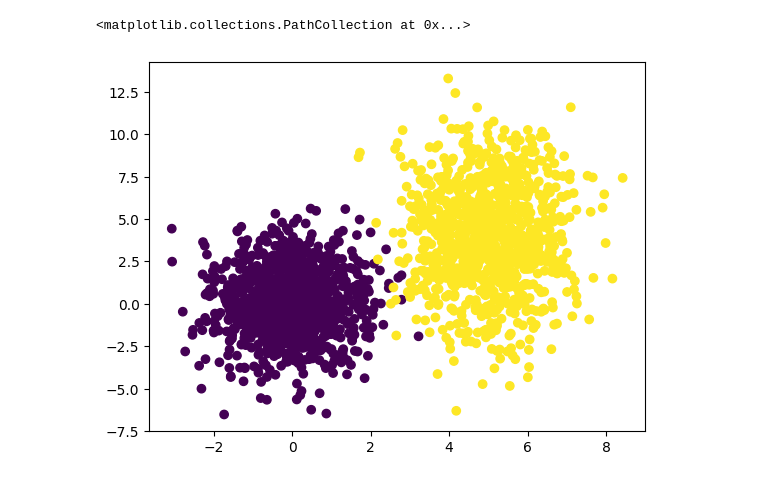
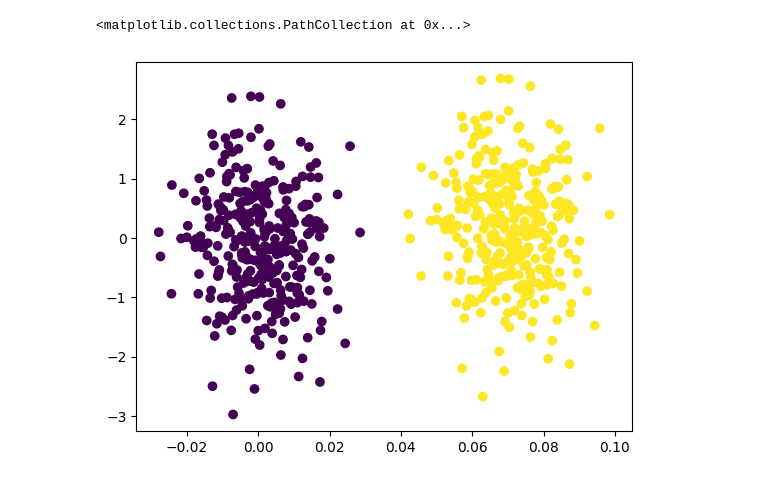
Before and after one commit to Aidan-Jared/NTK, a Jupyter notebook: test.ipynb, the cells around one changed output. Drawn from its saved outputs; the diff is of its cells as text; code cells hidden in the pictures.

Commit message:
implimented xor data

```diff
--- a/test.ipynb
+++ b/test.ipynb
@@ -4,21 +4,34 @@ import jax.numpy as jnp
 import matplotlib.pyplot as plt
 # %%
 key = jax.random.PRNGKey(42)
+key1, key2, key3 = jax.random.split(key, 3)
 def make_data(key, n_samples = 500, mean = jnp.array([1, 1]), sigma = jnp.array([1, 1])):
     return mean + sigma * jax.random.normal(key, shape = (n_samples,2))
+
+def build_binary_dataset(
+          key,
+          n_samples = 500,
+          mean0 = jnp.array([0, -.1]),
+          mean1 = jnp.array([.07, .2]),
+          sigma0 = jnp.array([.01, 1]),
+          sigma1 = jnp.array([.01, 1])
+):
+    key1, key2 = jax.random.split(key)
+    y0 = jnp.zeros([n_samples,1])
+    y1 = jnp.ones([n_samples,1])
+    X0 = jnp.hstack([
+         make_data(key1, n_samples, mean=mean0, sigma=sigma0),
+         y0
+        ])
+    X1 = jnp.hstack([
+        make_data(key1, n_samples, mean=mean1, sigma=sigma1),
+        y1
+    ])
+
+    return jnp.vstack([X0, X1])
 # %%
-key1, key2 = jax.random.split(key)
-n_samples = 1000
-X1 = make_data(key1, n_samples, mean= jnp.array([0, 0]), sigma= jnp.array([1, 2]))
-X2 = make_data(key2, n_samples, mean=jnp.array([5, 4]), sigma=jnp.array([1, 3]))
-y1 = jnp.zeros((n_samples,1))
-y2 = jnp.ones((n_samples,1))
-X1 = jnp.hstack([X1, y1])
-X2 = jnp.hstack([X2, y2])
-X = jnp.stack([X1, X2])
+data = build_binary_dataset(key1, n_samples=320)
+plt.scatter(data[:,0], data[:,1], c=data[:,2])
+# %% [output]
+<matplotlib.collections.PathCollection at 0x...>
+[figure, added]
-# %%
-# test
-plt.scatter(X[:,:,0], X[:,:,1], c=X[:,:,2])
-# %% [output]
-<matplotlib.collections.PathCollection at 0x...>
-[figure, removed]
```
Also changed, not shown: parts of 11 cells of this notebook, 7 other files.
